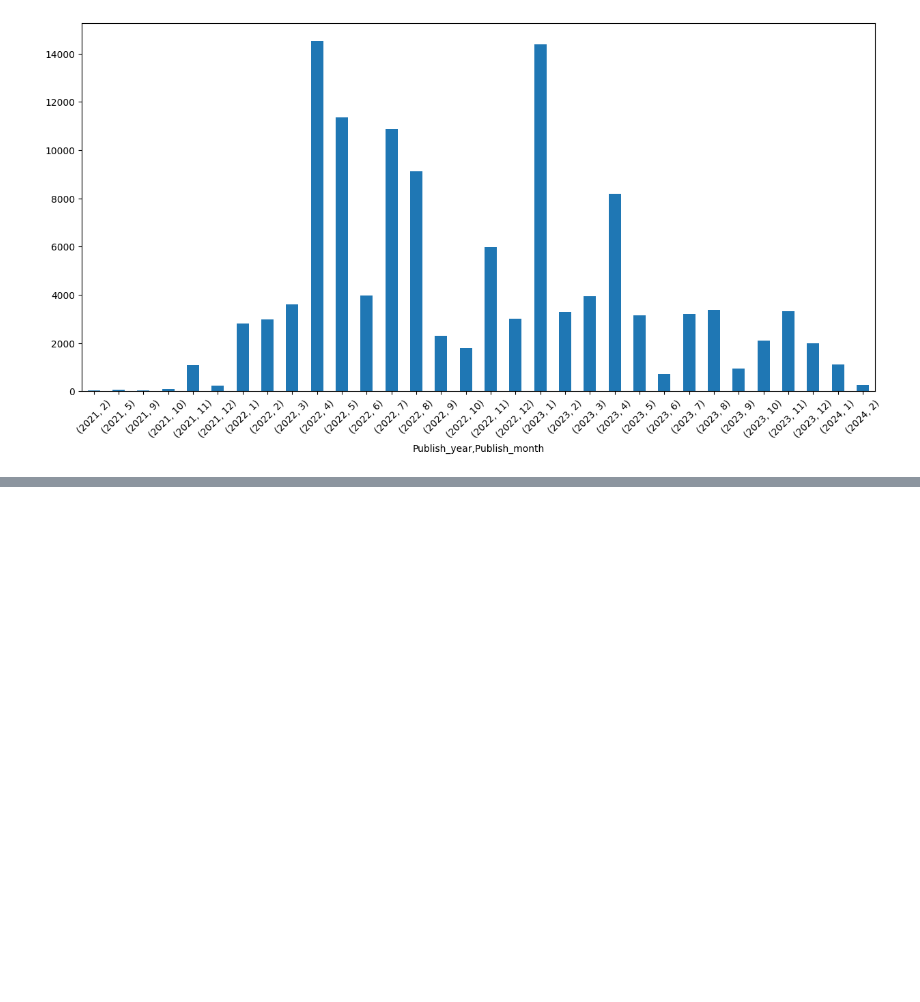
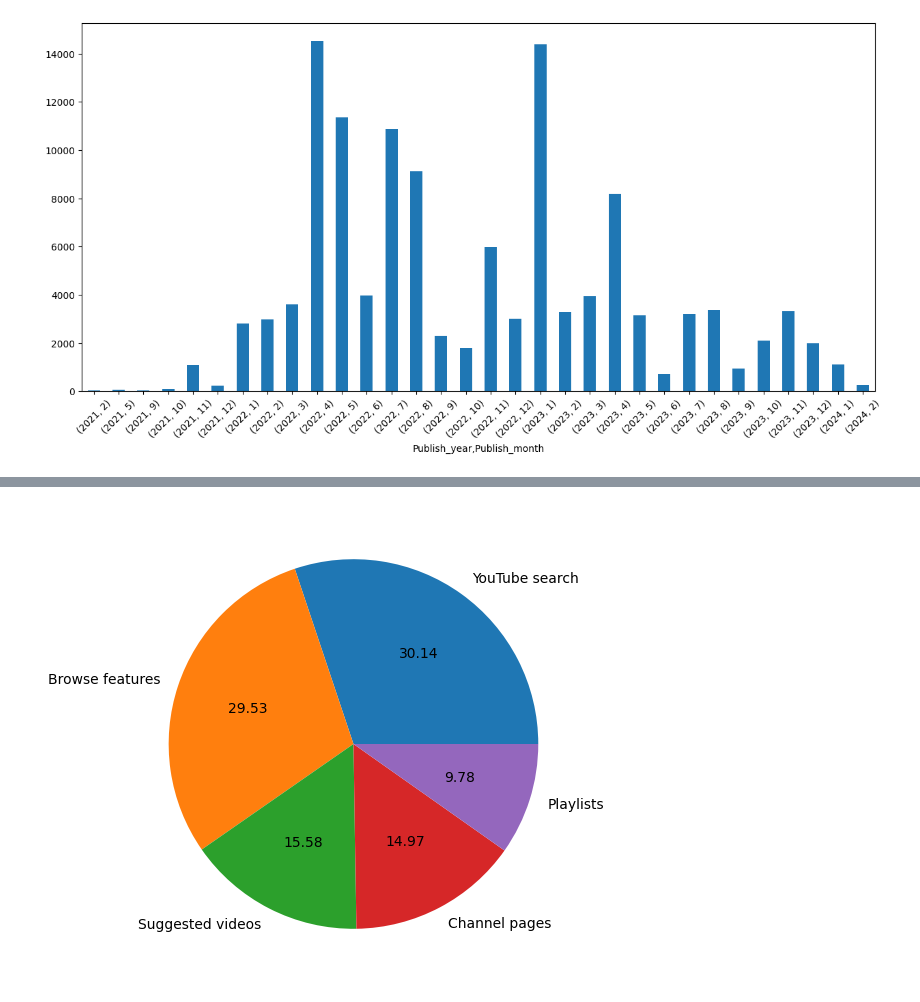
Before and after one commit to adityapatil4141/YouTube-channel-analytics, a Jupyter notebook: YouTube_analysis.ipynb, the cells around one changed output, grey strips where cells are left out. Cells and saved outputs as stored; diff of their text form; code cells hidden in the pictures; blank space fills up the shorter version.

```diff
--- a/YouTube_analysis.ipynb
+++ b/YouTube_analysis.ipynb
@@ -423,0 +590,3 @@ df.head()
+# %%
+ctr_traffic = traffic.groupby('Traffic source')['Impressions click-through rate (%)'].sum().sort_values(ascending=False).reset_index().set_index('Traffic source').drop('Total').head(5)
+ctr_traffic
@@ -423,0 +601,6 @@ df.head()
+# %%
+plt.figure(figsize=(10,6))
+plt.pie(ctr_traffic['Impressions click-through rate (%)'],autopct='%.2f',labels=ctr_traffic.index)
+plt.show()
+# %% [output]
+[figure, added]
```
Also changed, not shown: parts of 55 cells of this notebook.
